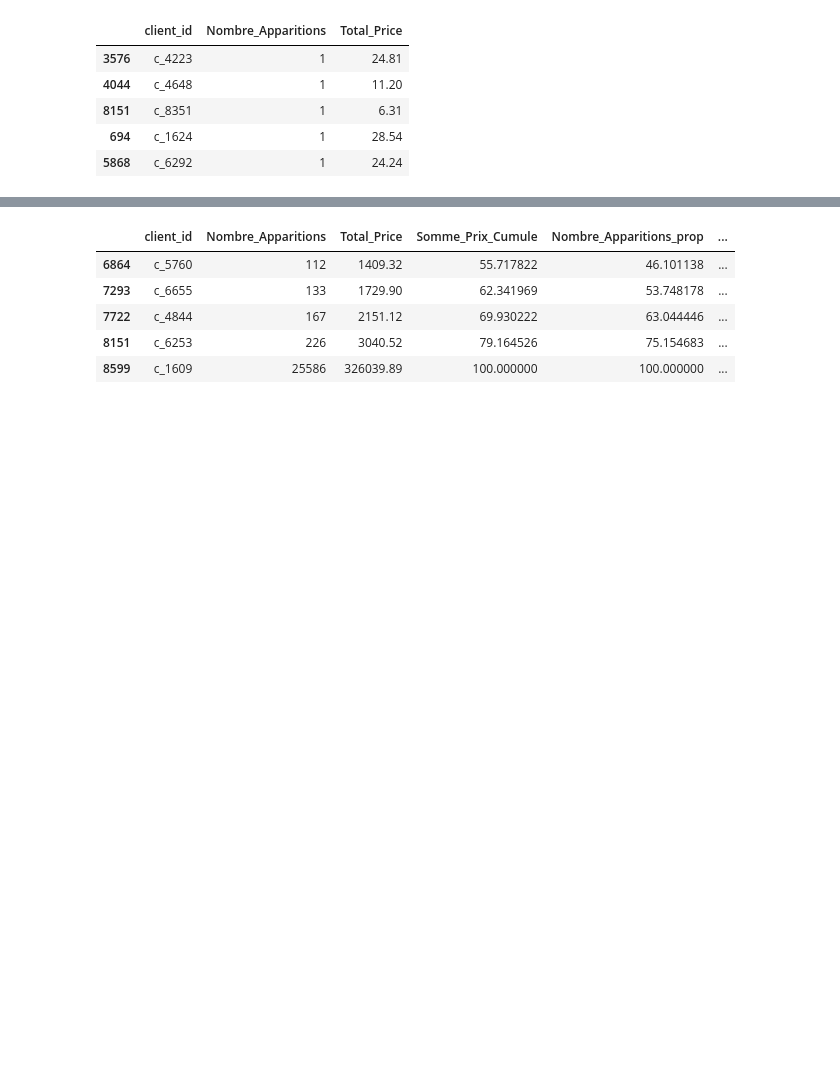
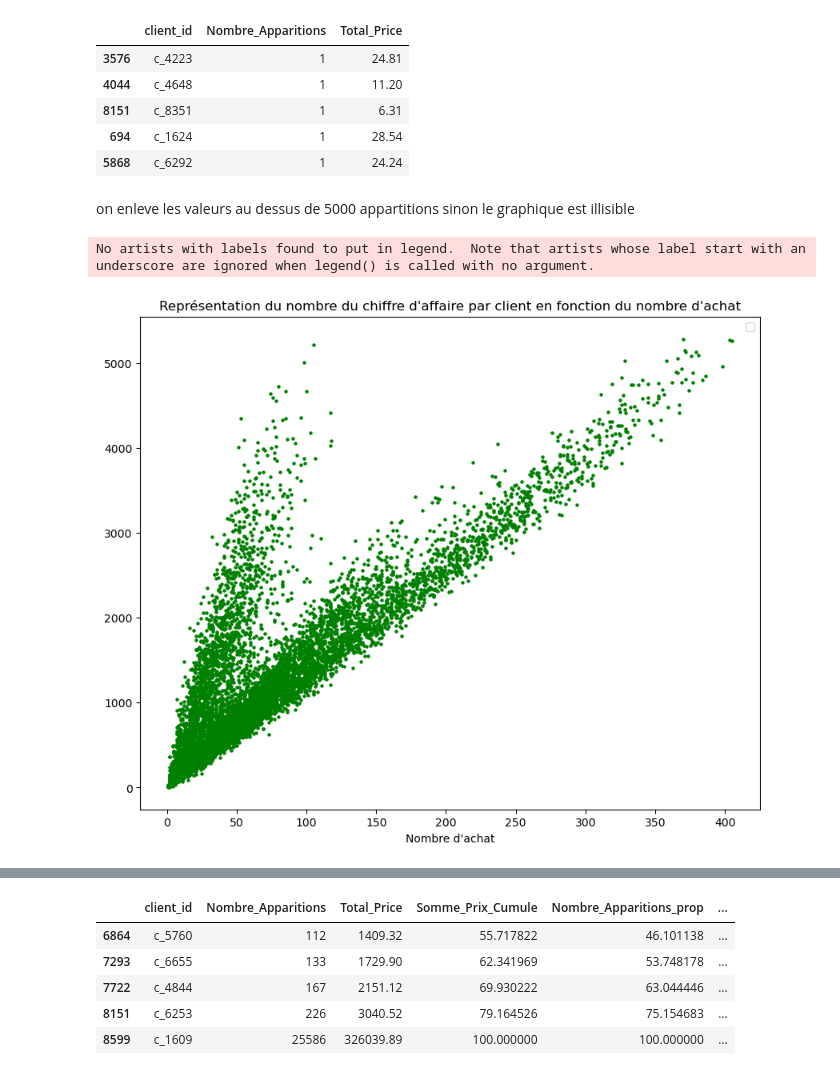
Before and after one commit to kikduck/DA-P6, a Jupyter notebook: notebook-p6.ipynb, the cells around one changed output, grey strips where cells are left out. Saved outputs shown, nothing was run; the diff lists cells and outputs as text; code cells hidden in the pictures; blank space fills up the shorter version.

```diff
--- a/notebook-p6.ipynb
+++ b/notebook-p6.ipynb
@@ -124,3 +124,15 @@ df_CA_rec_client.head()
 | 8151 | c_8351 | 1 | 6.31 |
 | 694 | c_1624 | 1 | 28.54 |
 | 5868 | c_6292 | 1 | 24.24 |
+# %% [markdown]
+on enleve les valeurs au dessus de 5000 appartitions sinon le graphique est illisible
+# %%
+plt.figure(figsize=(10, 8))
+plt.scatter(df_CA_rec_client['Nombre_Apparitions'].loc[df_CA_rec_client['Nombre_Apparitions'] < 5000], df_CA_rec_client['Total_Price'].loc[df_CA_rec_client['Nombre_Apparitions'] < 5000], marker="o", color = 'green', s= 5)
+plt.xlabel('Nombre d\'achat')
+plt.title('Représentation du nombre du chiffre d\'affaire par client en fonction du nombre d\'achat')
+plt.legend()
+plt.show()
+# %% [output]
+No artists with labels found to put in legend.  Note that artists whose label start with an underscore are ignored when legend() is called with no argument.
+[figure, added]
```
Also changed, not shown: parts of 8 cells of this notebook.
